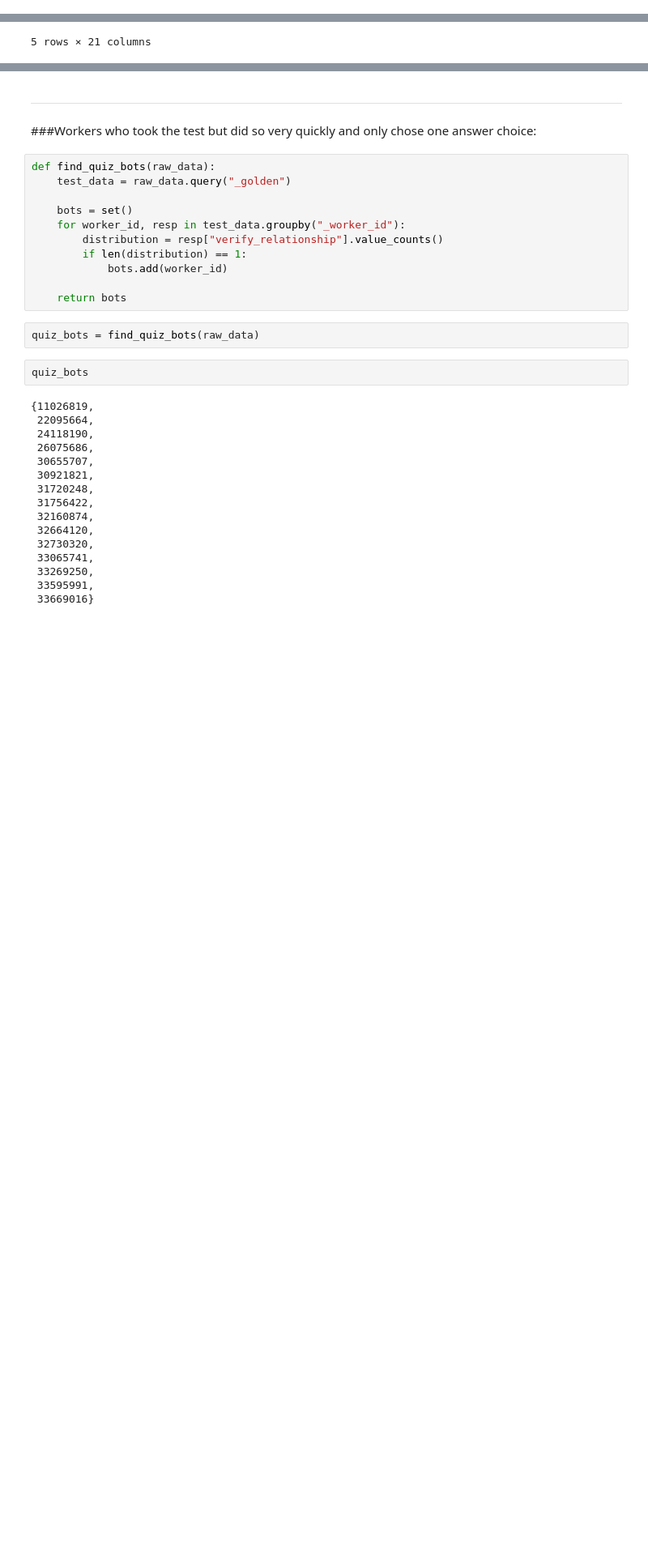
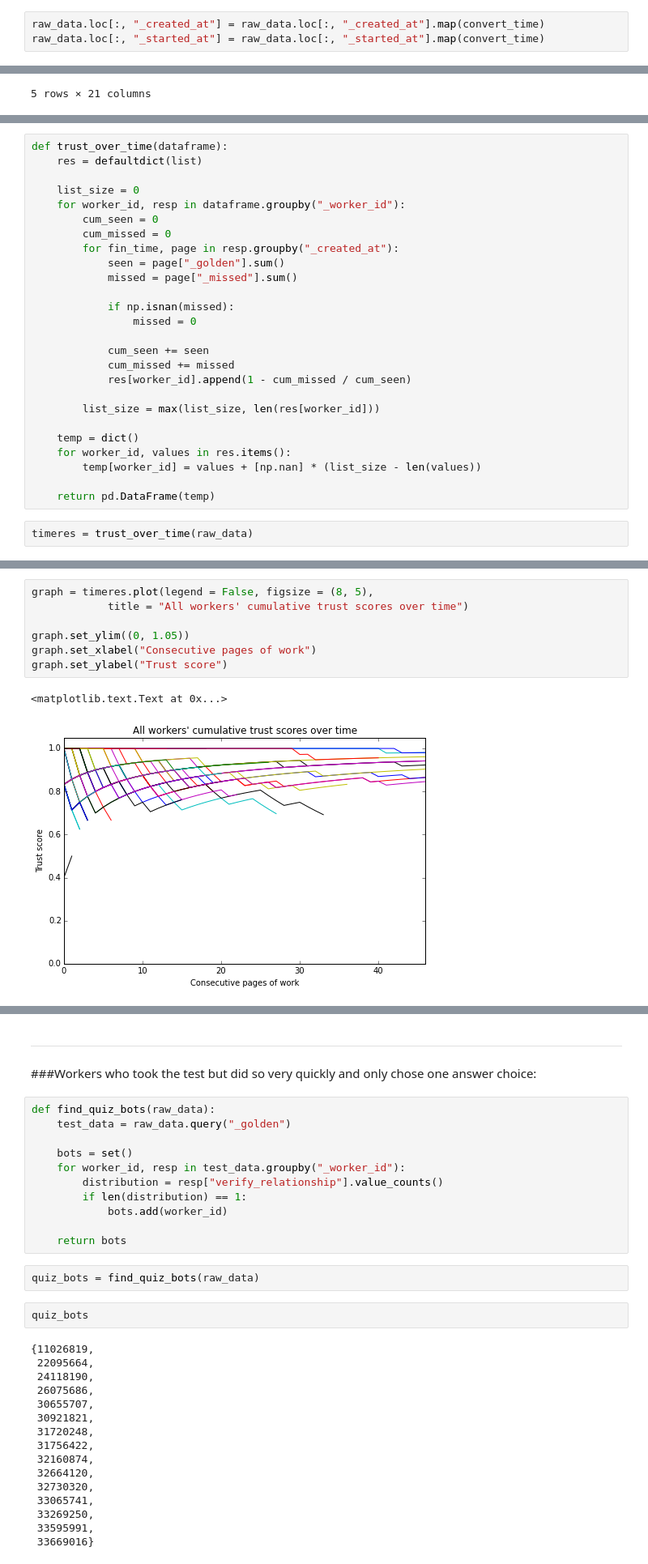
Before and after one commit to SuLab/crowd_cid_relex, a Jupyter notebook: crowd_only/job_758438_worker_analysis.ipynb, the cells around one changed output, grey strips where cells are left out. Shown: that part at 81% size. Drawn from its saved outputs; the diff is of its cells as text; blank space fills up the shorter version.

Commit message:
Timeline analysis for individual workers.

```diff
--- a/crowd_only/job_758438_worker_analysis.ipynb
+++ b/crowd_only/job_758438_worker_analysis.ipynb
@@ -30,5 +84,8 @@ matplotlib inline
 ###Read the raw data:
 # %%
 raw_data = pd.read_csv("data/crowdflower/results/job_758438_full_with_untrusted.csv", sep = ",")
+# %%
+raw_data.loc[:, "_created_at"] = raw_data.loc[:, "_created_at"].map(convert_time)
+raw_data.loc[:, "_started_at"] = raw_data.loc[:, "_started_at"].map(convert_time)
 # %% [markdown]
 ---
@@ -150,0 +143,28 @@ worker_profiles.shape
+# %%
+def trust_over_time(dataframe):
+    res = defaultdict(list)
+
+    list_size = 0
+    for worker_id, resp in dataframe.groupby("_worker_id"):
+        cum_seen = 0
+        cum_missed = 0
+        for fin_time, page in resp.groupby("_created_at"):
+            seen = page["_golden"].sum()
+            missed = page["_missed"].sum()
+
+            if np.isnan(missed):
+                missed = 0
+
+            cum_seen += seen
+            cum_missed += missed
+            res[worker_id].append(1 - cum_missed / cum_seen)
+
+        list_size = max(list_size, len(res[worker_id]))
+
+    temp = dict()
+    for worker_id, values in res.items():
+        temp[worker_id] = values + [np.nan] * (list_size - len(values))
+
+    return pd.DataFrame(temp)
+# %%
+timeres = trust_over_time(raw_data)
@@ -150,0 +181,10 @@ worker_profiles.shape
+# %%
+graph = timeres.plot(legend = False, figsize = (8, 5),
+            title = "All workers' cumulative trust scores over time")
+
+graph.set_ylim((0, 1.05))
+graph.set_xlabel("Consecutive pages of work")
+graph.set_ylabel("Trust score")
+# %% [output]
+<matplotlib.text.Text at 0x...>
+[figure, added]
```
Also changed, not shown: parts of 19 cells of this notebook.
